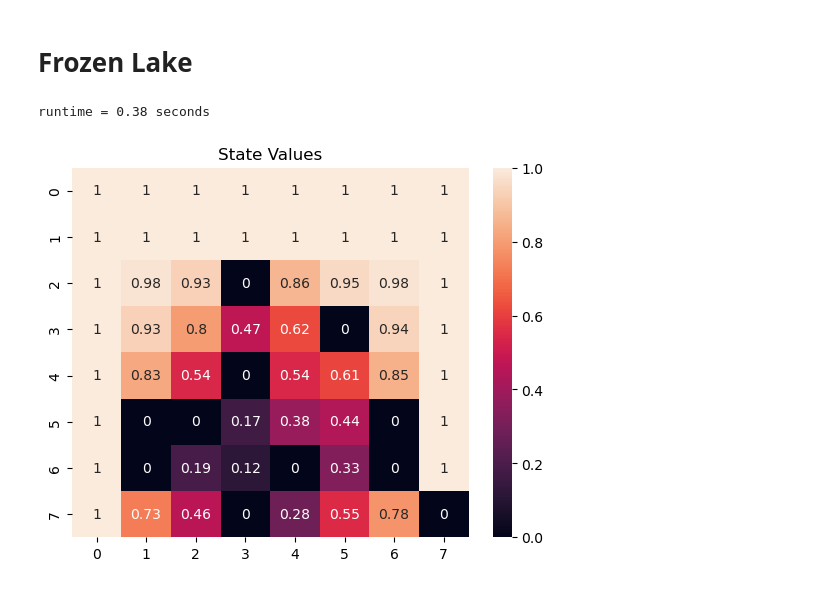
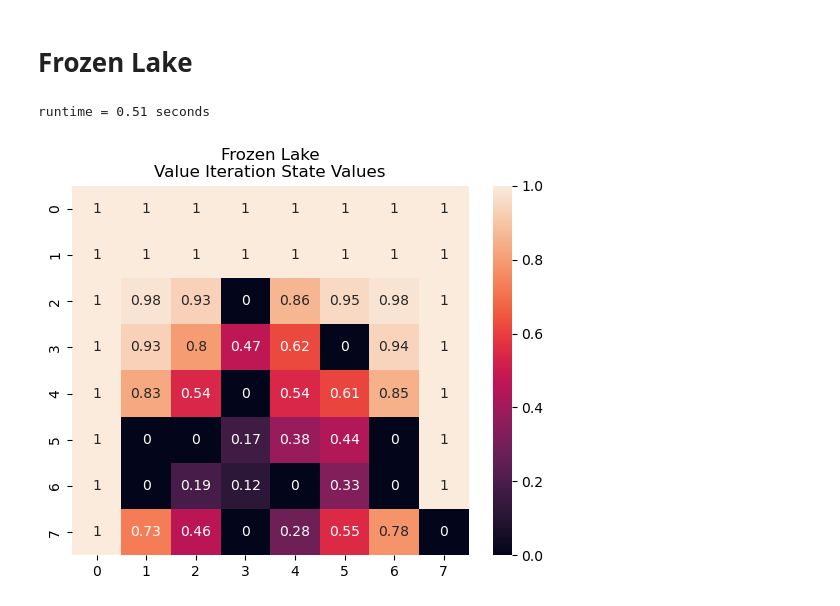
Before and after one commit to jlm429/bettermdptools, a Jupyter notebook: notebooks/frozen_lake.ipynb, the cells around one changed output. Drawn from its saved outputs; the diff is of its cells as text; code cells hidden in the pictures.

Commit message:
update fl notebook plot

```diff
--- a/notebooks/frozen_lake.ipynb
+++ b/notebooks/frozen_lake.ipynb
@@ -9,12 +9,13 @@ from utils.plots import Plots
 # %%
 # make gym environment
 frozen_lake = gym.make('FrozenLake8x8-v1', render_mode=None)
 
 # run VI
 V, V_track, pi = Planner(frozen_lake.P).value_iteration()
 
 #plot state values
-Plots.grid_values_heat_map(V, "State Values")
+size=(8,8)
+Plots.values_heat_map(V, "Frozen Lake\nValue Iteration State Values", size)
 # %% [output]
-runtime = 0.38 seconds
+runtime = 0.51 seconds
-[figure, old version]
+[figure, new version]
```
